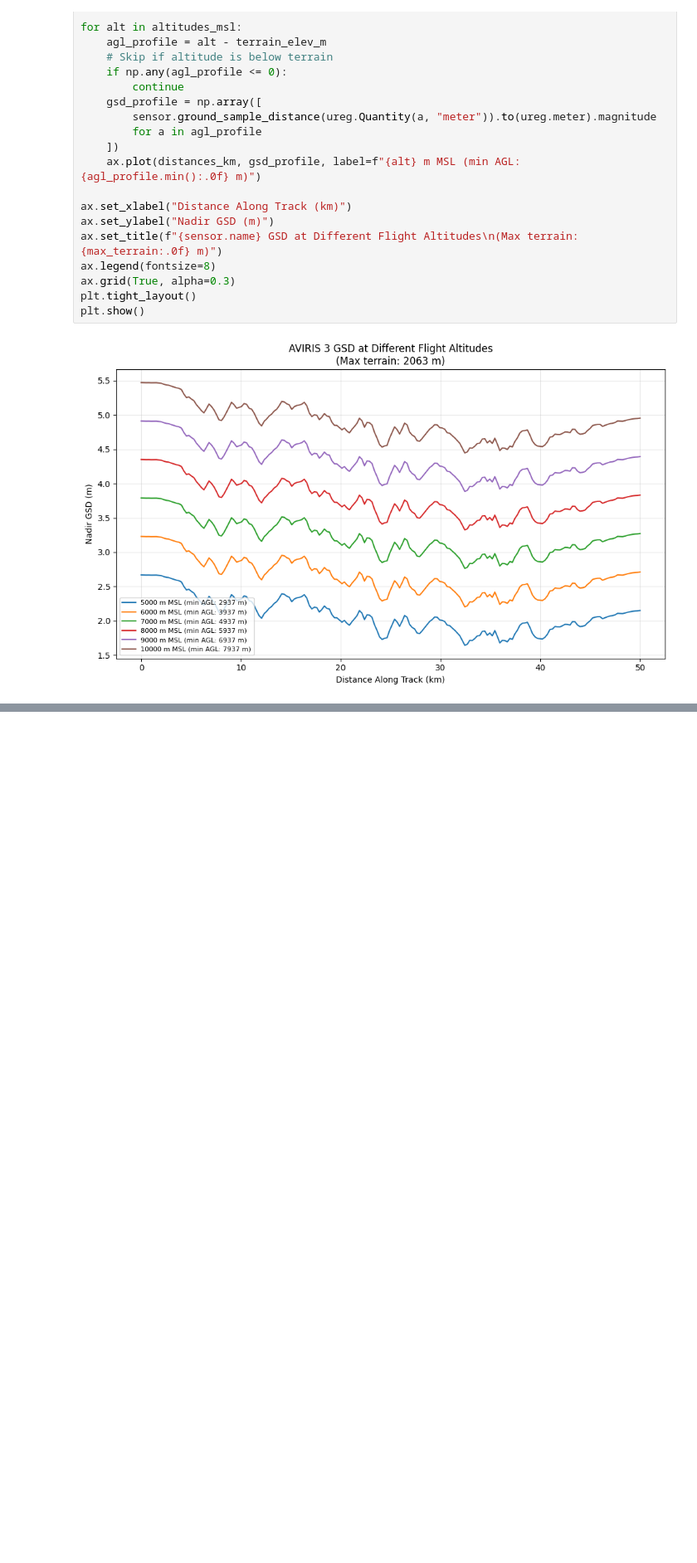
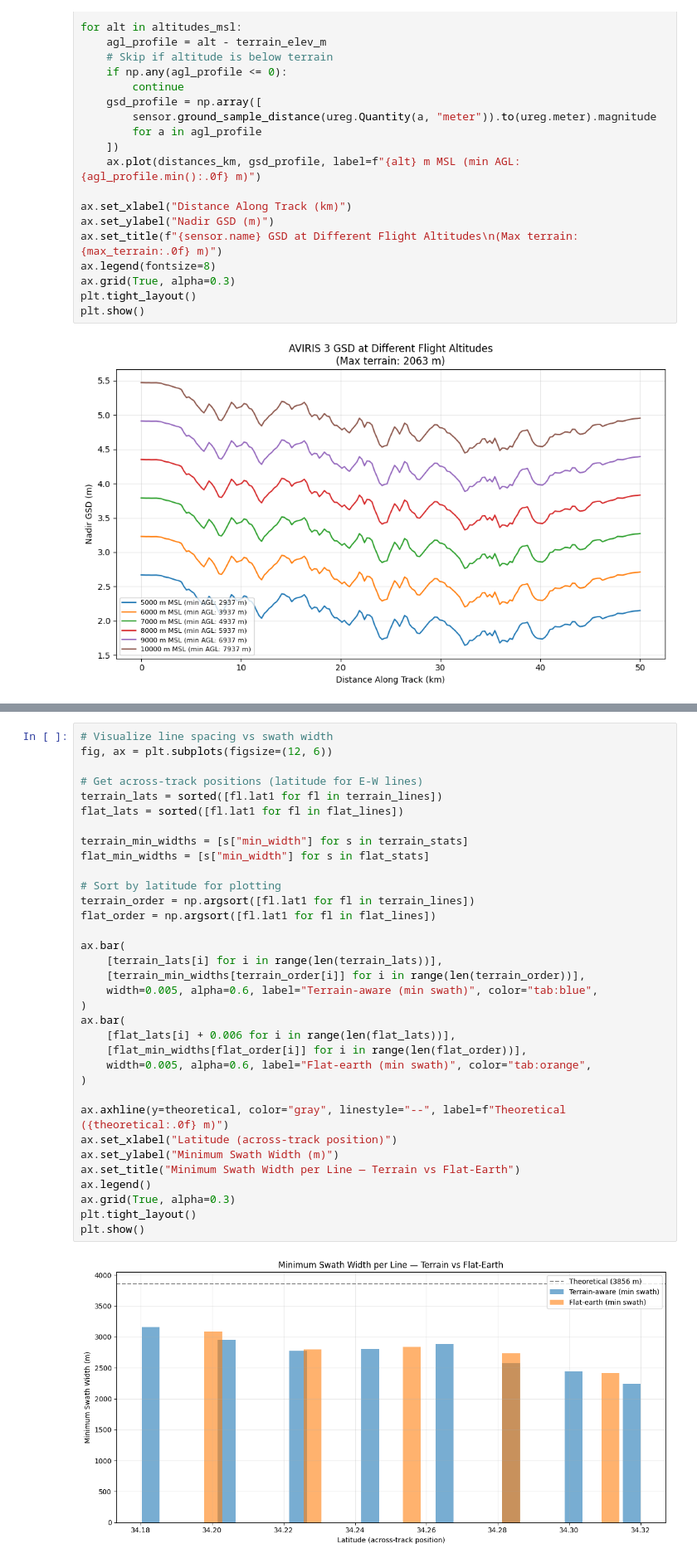
Before and after one commit to ryanpavlick/hyplan, a Jupyter notebook: notebooks/terrain_aware_planning.ipynb, the cells around one changed output, grey strips where cells are left out. Shown at 83% size. Cells and saved outputs as stored; diff of their text form; blank space fills up the shorter version.

```diff
--- a/notebooks/terrain_aware_planning.ipynb
+++ b/notebooks/terrain_aware_planning.ipynb
@@ -185,0 +353,36 @@ plt.show()
+# %%
+# Visualize line spacing vs swath width
+fig, ax = plt.subplots(figsize=(12, 6))
+
+# Get across-track positions (latitude for E-W lines)
+terrain_lats = sorted([fl.lat1 for fl in terrain_lines])
+flat_lats = sorted([fl.lat1 for fl in flat_lines])
+
+terrain_min_widths = [s["min_width"] for s in terrain_stats]
+flat_min_widths = [s["min_width"] for s in flat_stats]
+
+# Sort by latitude for plotting
+terrain_order = np.argsort([fl.lat1 for fl in terrain_lines])
+flat_order = np.argsort([fl.lat1 for fl in flat_lines])
+
+ax.bar(
+    [terrain_lats[i] for i in range(len(terrain_lats))],
+    [terrain_min_widths[terrain_order[i]] for i in range(len(terrain_order))],
+    width=0.005, alpha=0.6, label="Terrain-aware (min swath)", color="tab:blue",
+)
+ax.bar(
+    [flat_lats[i] + 0.006 for i in range(len(flat_lats))],
+    [flat_min_widths[flat_order[i]] for i in range(len(flat_order))],
+    width=0.005, alpha=0.6, label="Flat-earth (min swath)", color="tab:orange",
+)
+
+ax.axhline(y=theoretical, color="gray", linestyle="--", label=f"Theoretical ({theoretical:.0f} m)")
+ax.set_xlabel("Latitude (across-track position)")
+ax.set_ylabel("Minimum Swath Width (m)")
+ax.set_title("Minimum Swath Width per Line — Terrain vs Flat-Earth")
+ax.legend()
+ax.grid(True, alpha=0.3)
+plt.tight_layout()
+plt.show()
+# %% [output]
+[figure, added]
```
Also changed, not shown: parts of 11 cells of this notebook, 3 other files.
